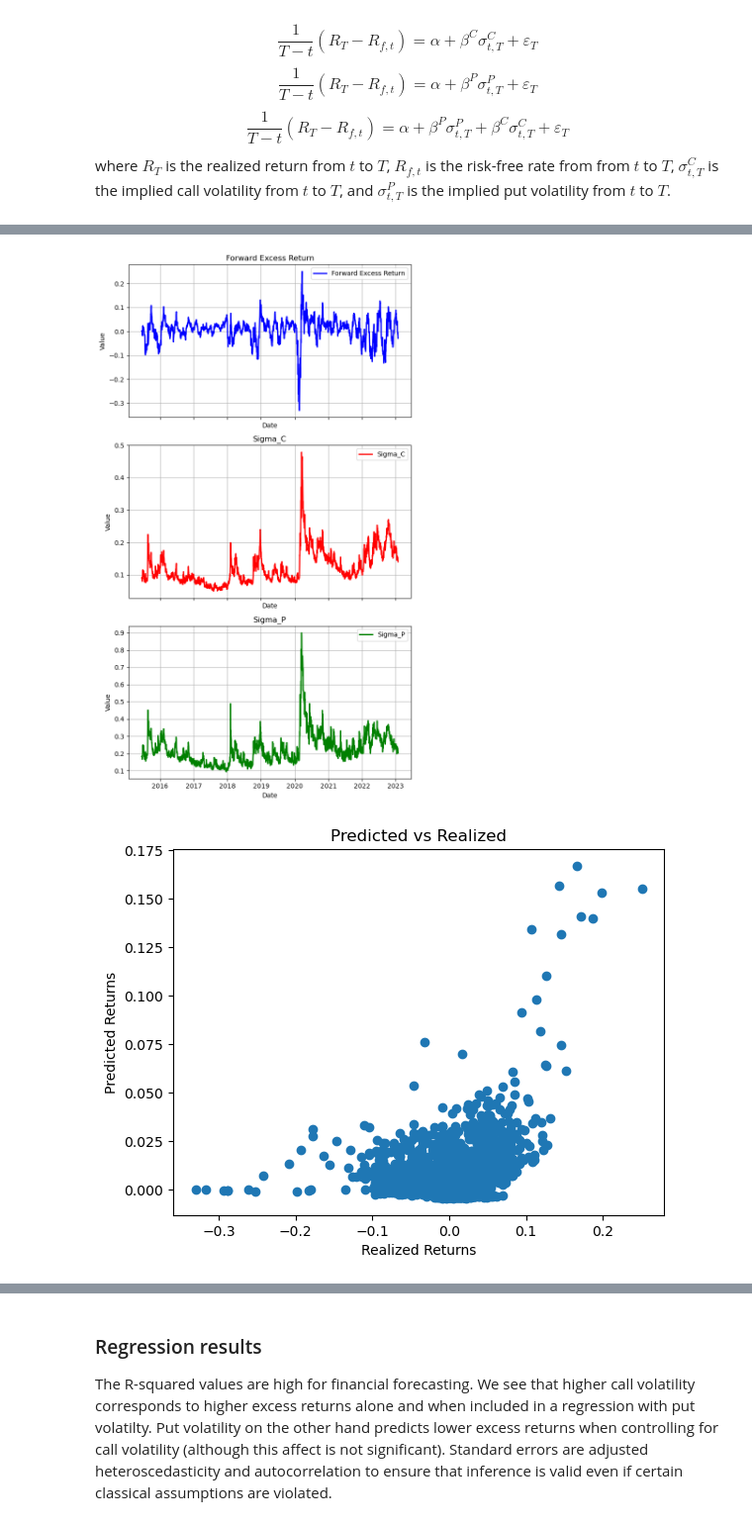
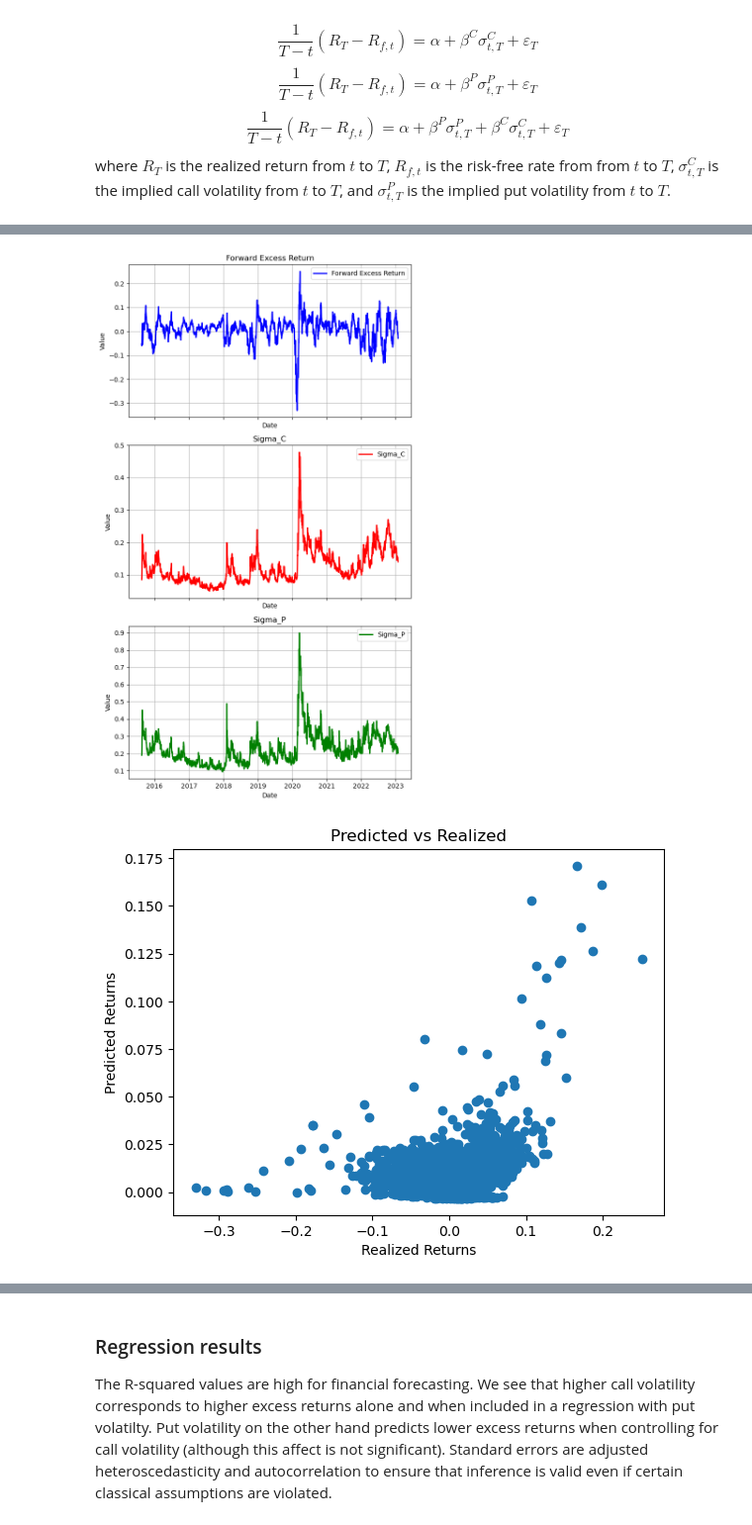
Before and after one commit to patjshultz/bs_two_IV, a Jupyter notebook: bs_two_sigma.ipynb, the cells around one changed output, grey strips where cells are left out. Shown: that part at 99% size. Cells and saved outputs as stored; diff of their text form; code cells hidden in the pictures.

Commit message:
updated predictive regressions for sigma^2

```diff
--- a/bs_two_sigma.ipynb
+++ b/bs_two_sigma.ipynb
@@ -618,13 +638,15 @@ trading_days_per_month = 21
 underlying['realized_return'] = underlying['close'].pct_change(trading_days_per_month)  # 21 days for approx one month
 
 # Function to fetch the risk-free rate from 30 days prior
-def get_risk_free_rate(row):
+def get_risk_free_rate(row, ndays):
     date_30_days_prior = row['date'] - pd.DateOffset(days=trading_days_per_month)
     risk_free_row = risk_free_rate[risk_free_rate['date'] <= date_30_days_prior].tail(1)
     return risk_free_row['rate'].values[0]/100 if not risk_free_row.empty else None
 
 # Apply the function to get the risk-free rate for the starting date of the period
-underlying['start_of_period_risk_free_rate'] = underlying.apply(get_risk_free_rate, axis=1)
+underlying['start_of_period_risk_free_rate'] = underlying.apply(lambda row: get_risk_free_rate(row, trading_days_per_month), axis=1)
+underlying['current_risk_free_rate'] = underlying.apply(lambda row: get_risk_free_rate(row, 0), axis=1)
+
 
 # Calculate the excess return
 # need to convert return from annualized to monthly
@@ -667,6 +689,8 @@ excess_returns_df = pd.DataFrame()
 excess_returns_df['date'] = underlying['date']
 excess_returns_df['forward_excess_return'] = underlying['forward_excess_return']
 excess_returns_df['forward_realized_return']=underlying['realized_return'].shift(-trading_days_per_month)
+excess_returns_df['risk_free_rate'] = (1+underlying['start_of_period_risk_free_rate'])** (1/12)-1
+
 
 # Now merge the new DataFrame with sigma values based on the 'date' column
 # We use an 'inner' join to ensure that only the common dates are included
@@ -705,14 +729,12 @@ plt.tight_layout()
 # Show the plot
 plt.show()
 # %% [output]
-[figure, old version]
+[figure, new version]
 # %%
 # Add a constant term to the predictors
-X1 = sm.add_constant(merged_df['Optimized_sigma_C']**2)
-X2 = sm.add_constant(merged_df['Optimized_sigma_P']**2)
-X3 = sm.add_constant(merged_df['Optimized_sigma_C']*merged_df['Optimized_sigma_P'])
-X4 = sm.add_constant(merged_df['diff'])
-
+X1 = sm.add_constant((1+100*merged_df['risk_free_rate'])*merged_df['Optimized_sigma_C']**2)
+X2 = sm.add_constant((1+100*merged_df['risk_free_rate'])*merged_df['risk_free_rate']*merged_df['Optimized_sigma_P']**2)
+X3 = sm.add_constant((1+100*merged_df['risk_free_rate'])*merged_df['Optimized_sigma_C']*merged_df['Optimized_sigma_P'])
 # Determine the maximum lag for HAC standard errors
 max_lag = int((len(X1)**0.25))  # Rule of thumb: T^(1/4)
 
@@ -720,17 +742,16 @@ max_lag = int((len(X1)**0.25))  # Rule of thumb: T^(1/4)
 model1 = sm.OLS(merged_df['forward_excess_return'], X1).fit(cov_type='HAC', cov_kwds={'maxlags': max_lag})
 model2 = sm.OLS(merged_df['forward_excess_return'], X2).fit(cov_type='HAC', cov_kwds={'maxlags': max_lag})
 model3 = sm.OLS(merged_df['forward_excess_return'], X3).fit(cov_type='HAC', cov_kwds={'maxlags': max_lag})
-model4 = sm.OLS(merged_df['forward_excess_return'], X4).fit(cov_type='HAC', cov_kwds={'maxlags': max_lag})
 # %%
 # plot realized vs predicted returns
-predictions = model1.predict(X1)
+predictions = model3.predict(X3)
 realized = merged_df['forward_excess_return']
 
 # Option 1: Simple scatter plot using matplotlib
 plt.scatter(realized, predictions)
 plt.xlabel('Realized Returns')
 plt.ylabel('Predicted Returns')
 plt.title('Predicted vs Realized')
 plt.show()
 # %% [output]
-[figure, old version]
+[figure, new version]
```
Also changed, not shown: parts of 5 cells of this notebook.
